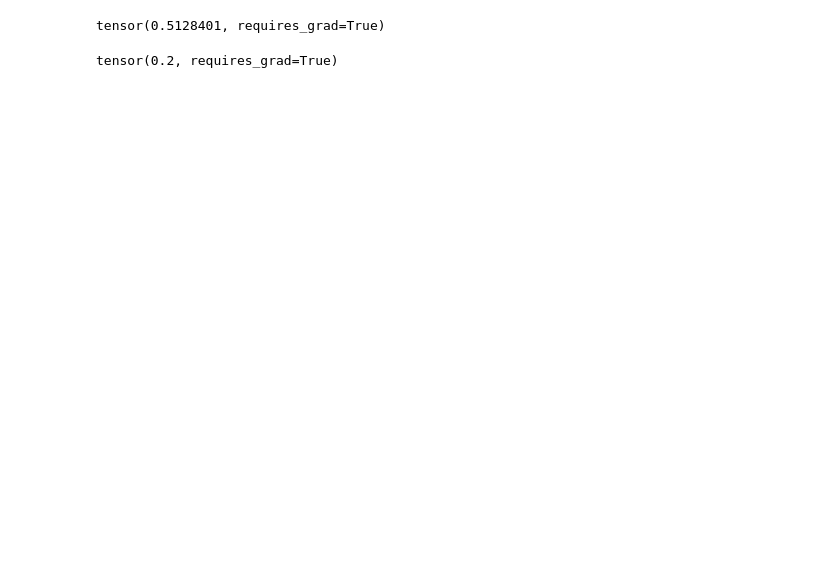
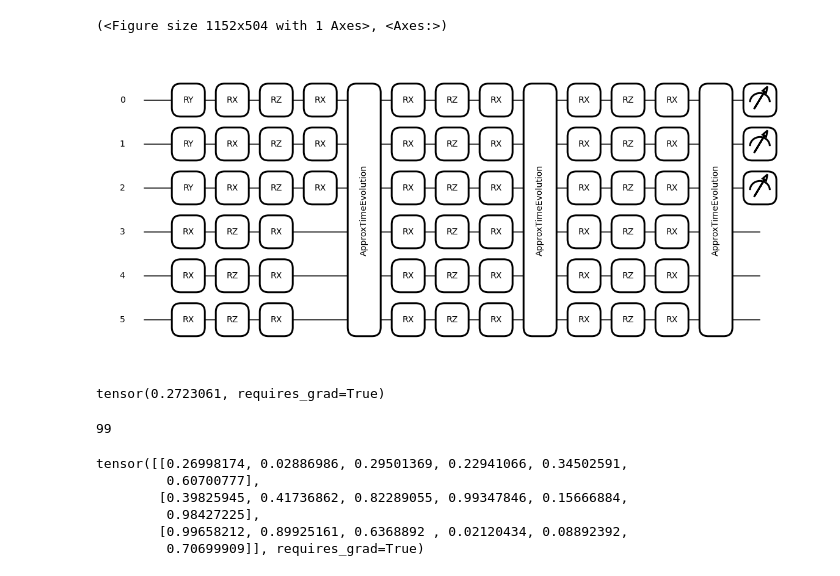
Before and after one commit to gbaijayu/400Q_Project, a Jupyter notebook: CPEN400Q_FinalProject.ipynb, the cells around one changed output. Drawn from its saved outputs; the diff is of its cells as text; code cells hidden in the pictures; blank space fills up the shorter version.

```diff
--- a/CPEN400Q_FinalProject.ipynb
+++ b/CPEN400Q_FinalProject.ipynb
@@ -28,0 +29,23 @@ Requirement already satisfied: six>=1.5 in /usr/local/lib/python3.8/dist-package
+# %%
+dev = qml.device("default.qubit", wires=6)
+# wires 0,1,2 are group B (input training data)
+# wires 3,4,5 are group A (store past data)
+
+# initialize a, J values (stays same throughout trainig)
+a = []
+J = np.zeros((6, 6))
+for i in range(6):
+  a.append( np.random.uniform(-1.0, 1.0) )
+  for j in range(i):
+    J[i][j] = np.random.uniform(-1.0, 1.0)
+
+# calculate Hint
+coeffs = []
+obs = []
+for j in range(6):
+    coeffs.append(a[j])
+    obs.append(qml.PauliX(j))
+    for k in range(j):
+      coeffs.append(J[j][k])
+      obs.append(qml.PauliZ(j) @ qml.PauliZ(k))
+Hint = qml.Hamiltonian(coeffs, obs)
@@ -89,43 +135,61 @@ def pqc(x, alpha_array, beta_array, gamma_array):
 
     return [qml.expval(qml.PauliZ(i)) for i in range(3)]
 
-def timestep_output(x, weights):
+#def timestep_output(x, weights):
+def timestep_output(x, alpha_array, beta_array, gamma_array):
 
     # print(qml.draw_mpl(pqc)(0.5))
-    result = pqc(x, weights[0], weights[1], weights[2])
+    #result = pqc(x, weights[0], weights[1], weights[2])
+    result = pqc(x, alpha_array, beta_array, gamma_array)
     # print("Output of pqc: ", result)
     # print("Type of pqc: ", result[0])
 
     # y = c * np.average(result)
-    y = weights[3] * (( result[0] + result[1] + result[2] ) / 3.0)
+    y = c * (( result[0] + result[1] + result[2] ) / 3.0)
     # print("Output of each timestep: ", y)
 
     return y
 
-timestep_output(0.7, [alpha_array, beta_array, gamma_array, c])
+#timestep_output(0.7, [alpha_array, beta_array, gamma_array, c])
+timestep_output(0.7, alpha_array, beta_array, gamma_array)
+print(qml.draw_mpl(pqc)(0.5, alpha_array, beta_array, gamma_array))
 
 # print(qml.draw_mpl(pqc)(0.5, 1))
 # print("blahhhhhhhhh", np.arccos(1))
 
 
 ### random code ideas, unused
 
 # expval1 = qml.expval(qml.PauliZ(0))
 # expval2 = qml.expval(qml.PauliZ(1))
 # expval3 = qml.expval(qml.PauliZ(2))
 
 # avg = (expval1 + expval2 + expval3) / 3.0
 
 # print([expval1.eigvals(), expval2.eigvals(), expval3.eigvals()])
 
 # return c * avg
 # return expval1, expval2, expval3
 # %% [output]
-tensor(0.5128401, requires_grad=True)
+(<Figure size 1152x504 with 1 Axes>, <Axes:>)
+[figure, added]
-# %%
-np.array(0.2)
-# %% [output]
-tensor(0.2, requires_grad=True)
+# %%
+timestep_output(0.7, [alpha_array, beta_array, gamma_array, c])
+# %% [output]
+tensor(0.2723061, requires_grad=True)
+# %%
+len(pqc.qtape.trainable_params)
+# %% [output]
+99
+# %%
+alpha_array
+# %% [output]
+tensor([[0.26998174, 0.02886986, 0.29501369, 0.22941066, 0.34502591,
+         0.60700777],
+        [0.39825945, 0.41736862, 0.82289055, 0.99347846, 0.15666884,
+         0.98427225],
+        [0.99658212, 0.89925161, 0.6368892 , 0.02120434, 0.08892392,
+         0.70699909]], requires_grad=True)
 # %%
 def generate_input(t_in):
     t=8/199*t_in
```
Also changed, not shown: parts of 8 cells of this notebook.
